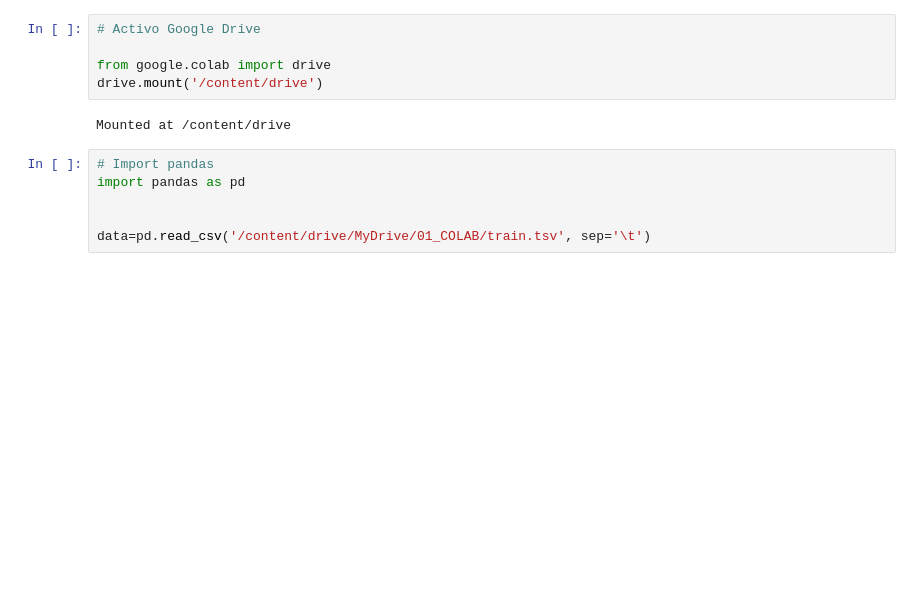
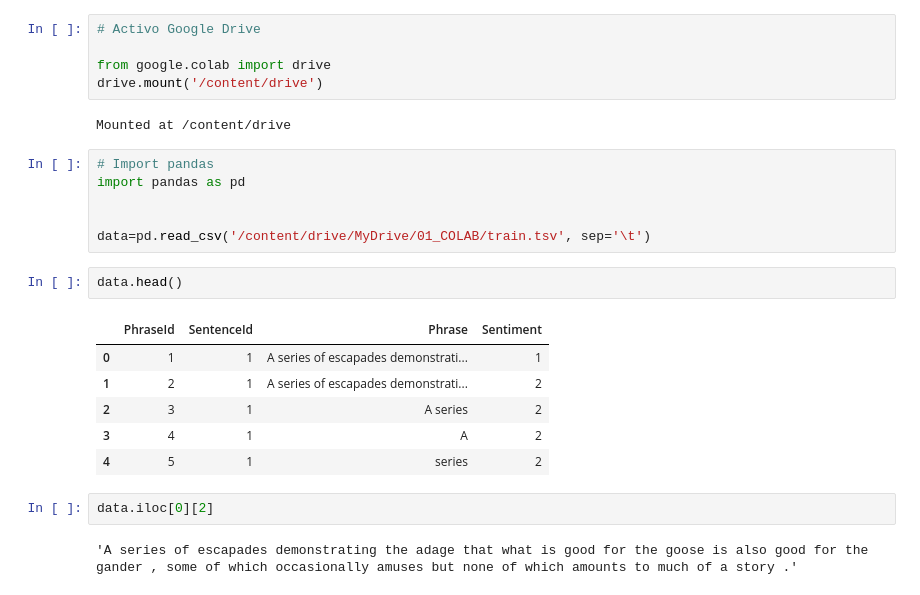
Before and after one commit to JMML2021/-Sprint-9.-An-lisi-de-sentiment-i-textos, a Jupyter notebook: Sprint_9_Anàlisi_de_sentiment_i_textos.ipynb, the cells around one changed output. Cells and saved outputs as stored; diff of their text form; blank space fills up the shorter version.

```diff
--- a/Sprint_9_Anàlisi_de_sentiment_i_textos.ipynb
+++ b/Sprint_9_Anàlisi_de_sentiment_i_textos.ipynb
@@ -164,3 +164,16 @@ import pandas as pd
 
 
 data=pd.read_csv('/content/drive/MyDrive/01_COLAB/train.tsv', sep='\t')
+# %%
+data.head()
+# %% [output]
+|  | PhraseId | SentenceId | Phrase | Sentiment |
+| 0 | 1 | 1 | A series of escapades demonstrati... | 1 |
+| 1 | 2 | 1 | A series of escapades demonstrati... | 2 |
+| 2 | 3 | 1 | A series | 2 |
+| 3 | 4 | 1 | A | 2 |
+| 4 | 5 | 1 | series | 2 |
+# %%
+data.iloc[0][2]
+# %% [output]
+'A series of escapades demonstrating the adage that what is good for the goose is also good for the gander , some of which occasionally amuses but none of which amounts to much of a story .'
```
Also changed, not shown: parts of 15 cells of this notebook.
